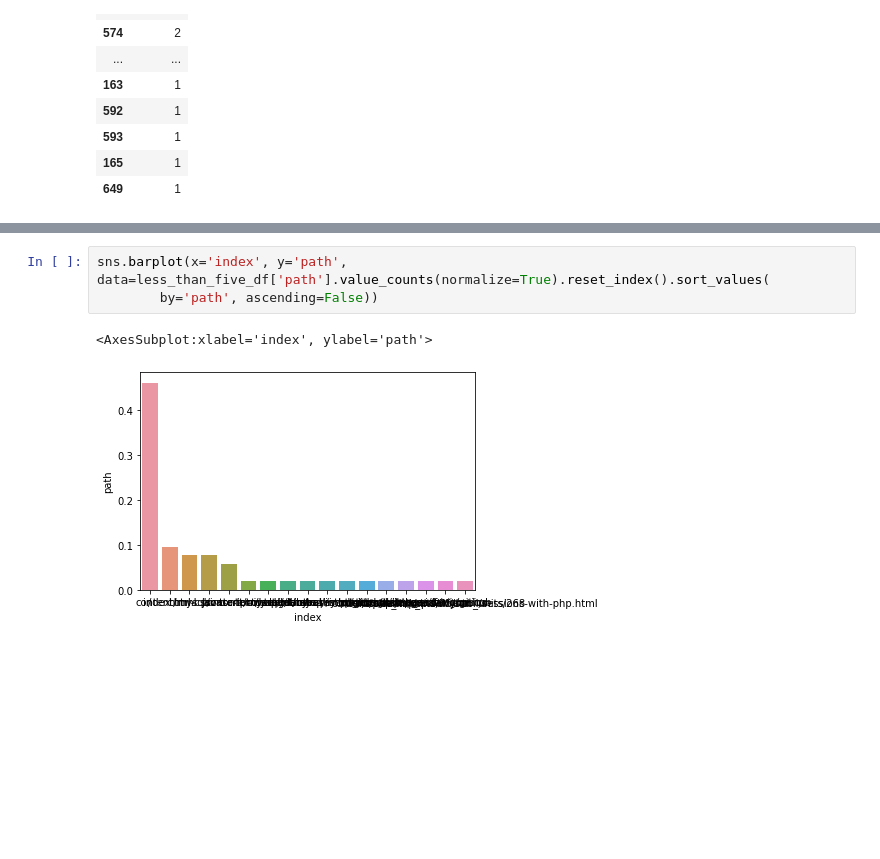
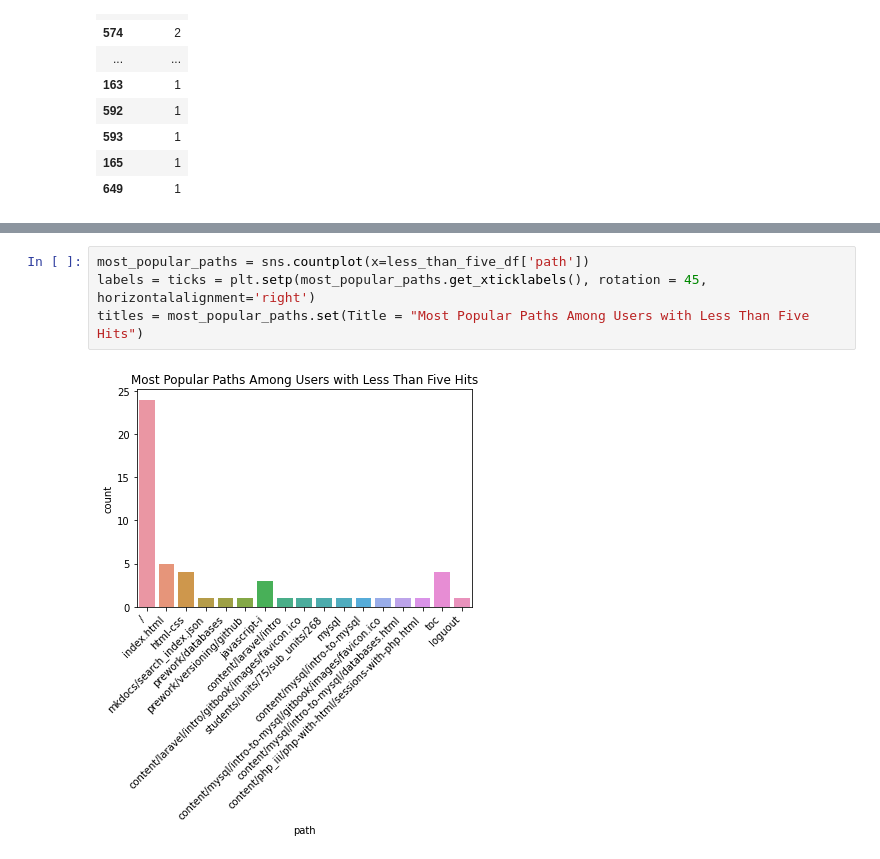
Before and after one commit to malachi-hale/anomaly-detection-project, a Jupyter notebook: Main_Notebook.ipynb, the cells around one changed output, grey strips where cells are left out. Drawn from its saved outputs; the diff is of its cells as text; blank space fills up the shorter version.

```diff
--- a/Main_Notebook.ipynb
+++ b/Main_Notebook.ipynb
@@ -955,11 +955,11 @@ less_than_five_df.head()
 | 2018-02-03 12:04:45 | 2018-02-03 | 12:04:45 | html-css | 81 | 18.0 | 107.207.7.120 | 18.0 | Pinnacles | #pinnacles | 2017-03-27 | ... |
 | 2018-02-04 11:21:38 | 2018-02-04 | 11:21:38 | / | 85 | 4.0 | 66.42.139.162 | 4.0 | Denali | #denali | 2014-10-20 | ... |
 # %%
-sns.barplot(x='index', y='path', data=less_than_five_df['path'].value_counts(normalize=True).reset_index().sort_values(
-        by='path', ascending=False))
+most_popular_paths = sns.countplot(x=less_than_five_df['path'])
+labels = ticks = plt.setp(most_popular_paths.get_xticklabels(), rotation = 45, horizontalalignment='right')
+titles = most_popular_paths.set(Title = "Most Popular Paths Among Users with Less Than Five Hits")
 # %% [output]
-<AxesSubplot:xlabel='index', ylabel='path'>
-[figure, old version]
+[figure, new version]
 # %%
 fig, axs = plt.subplots(ncols=2, nrows = 2, figsize = (30, 20))
 fig.suptitle('Features of Users with Less than Five Hits', fontsize = 40)
```
Also changed, not shown: parts of 11 cells of this notebook.
